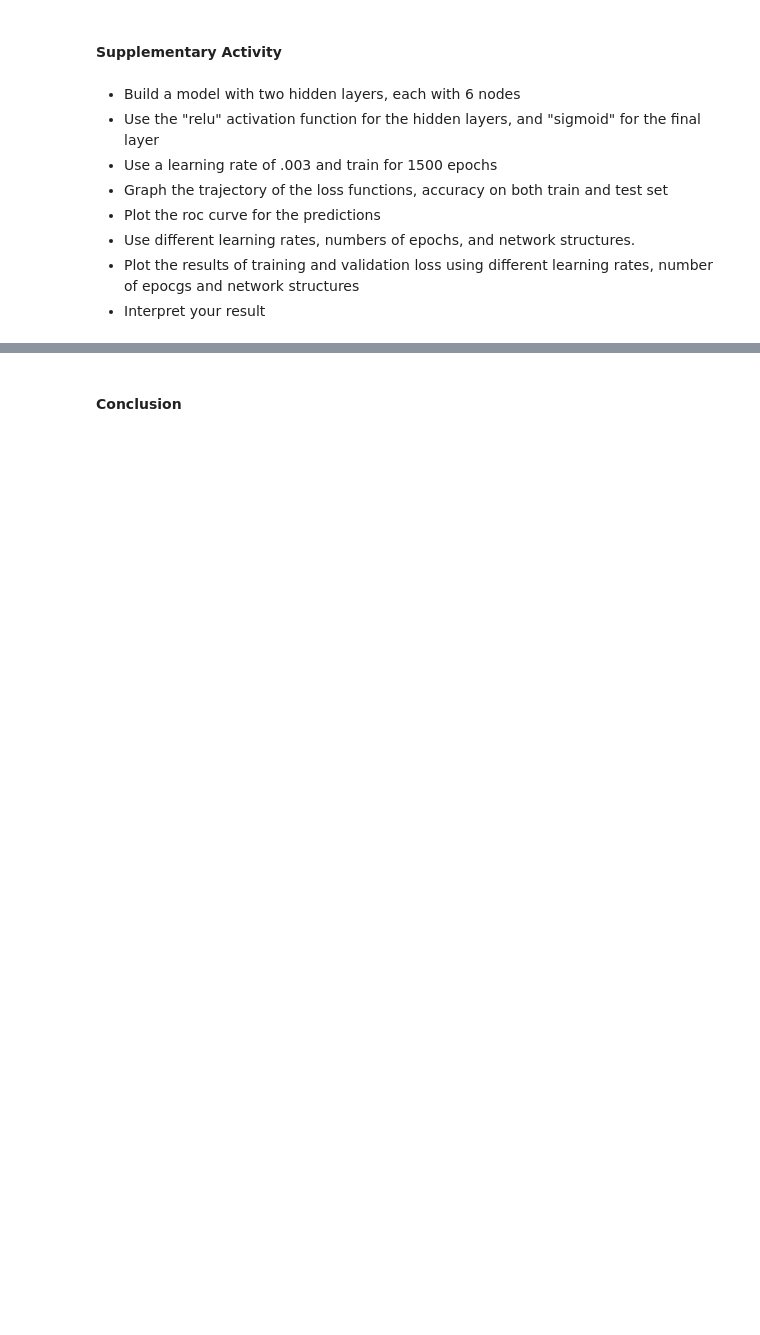
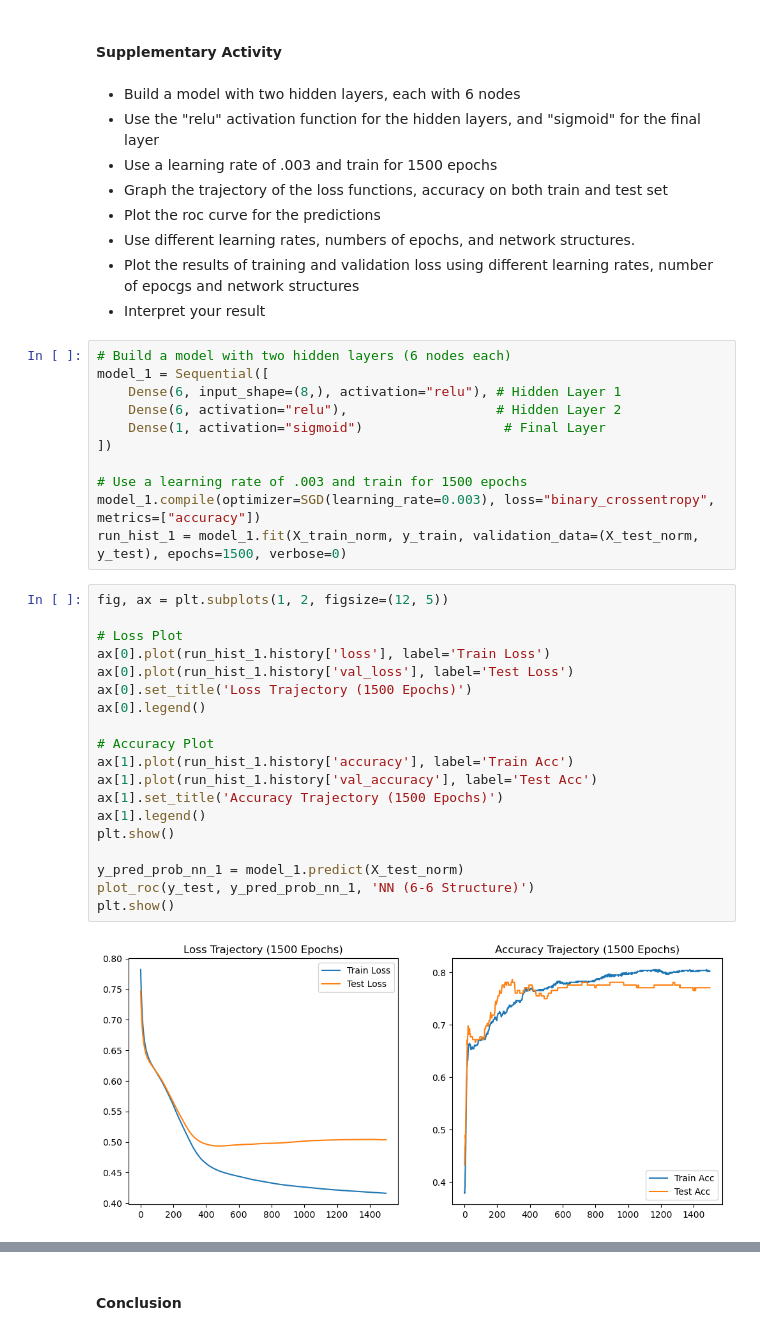
Before and after one commit to KennJieValleser/CPE-313-CPE32S3, a Jupyter notebook: Hands-on Activity 1.2 - Training Neural Networks.ipynb, the cells around one changed output, grey strips where cells are left out. Saved outputs shown, nothing was run; the diff lists cells and outputs as text; blank space fills up the shorter version.

```diff
--- a/Hands-on Activity 1.2 - Training Neural Networks.ipynb
+++ b/Hands-on Activity 1.2 - Training Neural Networks.ipynb
@@ -238,3 +264,35 @@ What is your interpretation about the result of the train and validation loss?
 * Use different learning rates, numbers of epochs, and network structures.
 * Plot the results of training and validation loss using different learning rates, number of epocgs and network structures
 * Interpret your result
+# %%
+# Build a model with two hidden layers (6 nodes each)
+model_1 = Sequential([
+    Dense(6, input_shape=(8,), activation="relu"), # Hidden Layer 1
+    Dense(6, activation="relu"),                   # Hidden Layer 2
+    Dense(1, activation="sigmoid")                  # Final Layer
+])
+
+# Use a learning rate of .003 and train for 1500 epochs
+model_1.compile(optimizer=SGD(learning_rate=0.003), loss="binary_crossentropy", metrics=["accuracy"])
+run_hist_1 = model_1.fit(X_train_norm, y_train, validation_data=(X_test_norm, y_test), epochs=1500, verbose=0)
+# %%
+fig, ax = plt.subplots(1, 2, figsize=(12, 5))
+
+# Loss Plot
+ax[0].plot(run_hist_1.history['loss'], label='Train Loss')
+ax[0].plot(run_hist_1.history['val_loss'], label='Test Loss')
+ax[0].set_title('Loss Trajectory (1500 Epochs)')
+ax[0].legend()
+
+# Accuracy Plot
+ax[1].plot(run_hist_1.history['accuracy'], label='Train Acc')
+ax[1].plot(run_hist_1.history['val_accuracy'], label='Test Acc')
+ax[1].set_title('Accuracy Trajectory (1500 Epochs)')
+ax[1].legend()
+plt.show()
+
+y_pred_prob_nn_1 = model_1.predict(X_test_norm)
+plot_roc(y_test, y_pred_prob_nn_1, 'NN (6-6 Structure)')
+plt.show()
+# %% [output]
+[figure, added]
```
Also changed, not shown: parts of 22 cells of this notebook.
